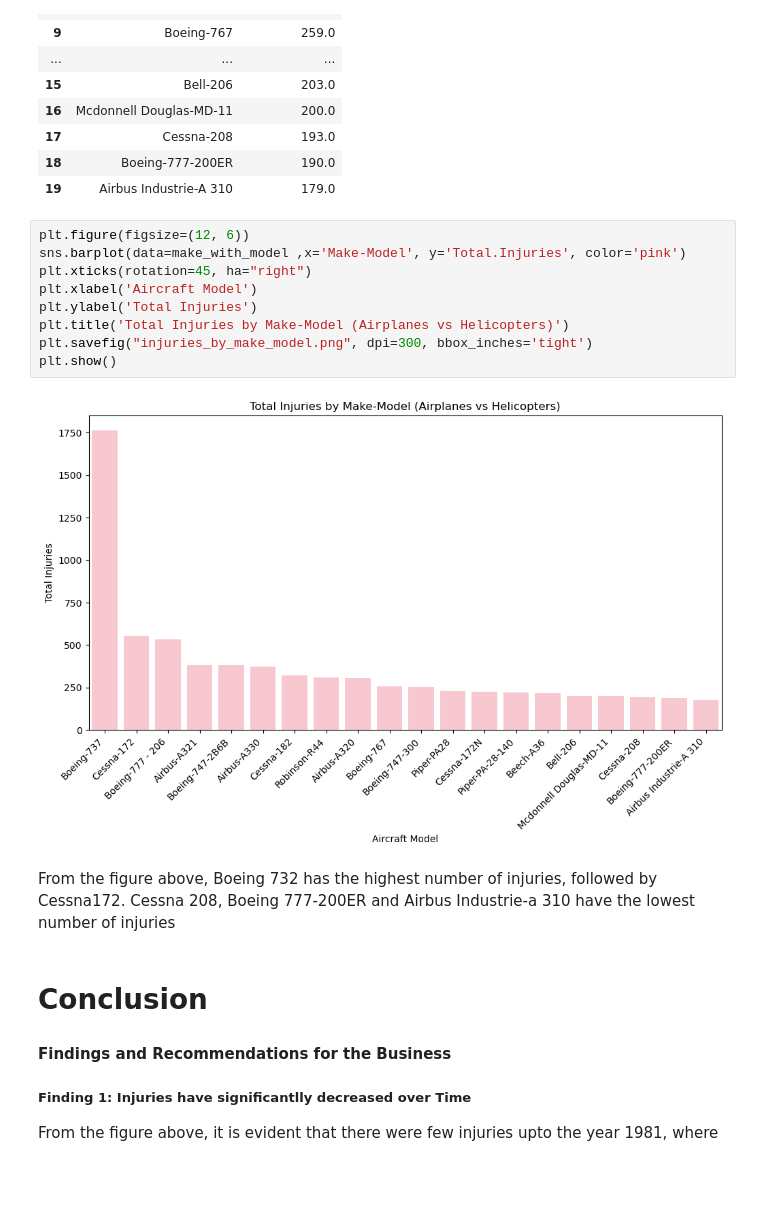
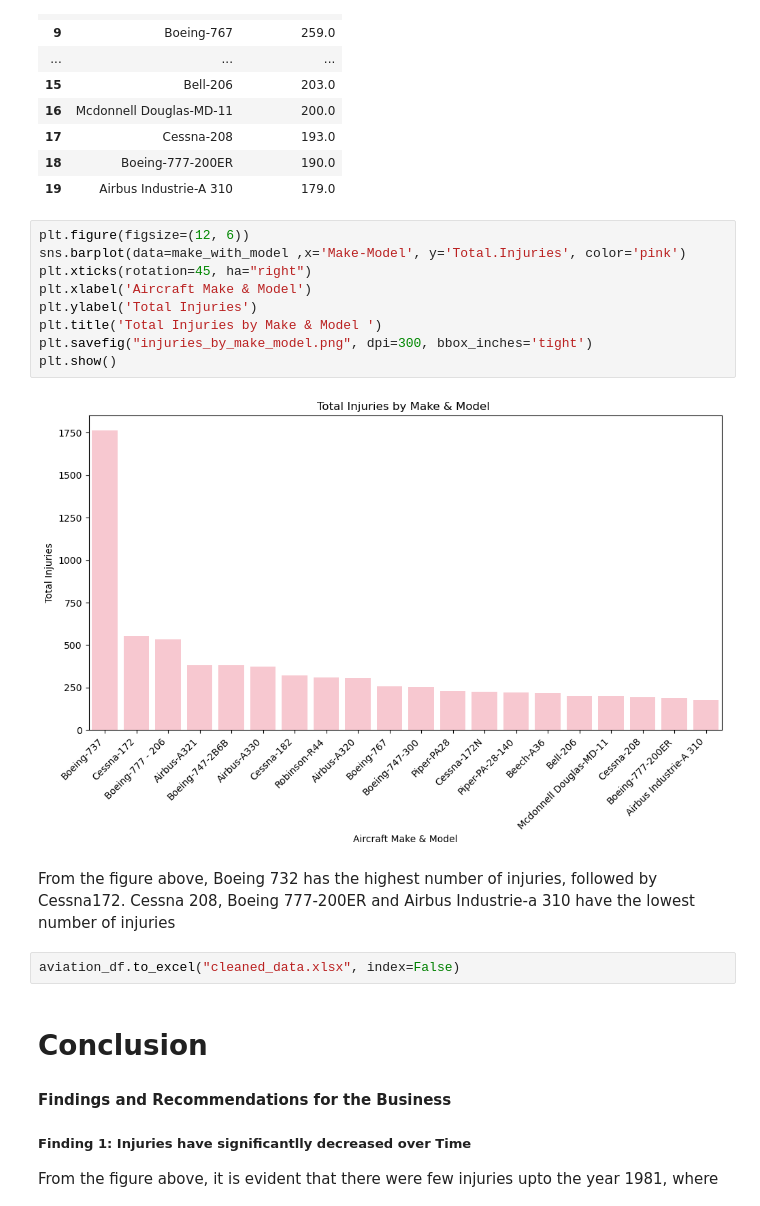
Before and after one commit to lmutua/aviation-accident-analysis, a Jupyter notebook: phase1_project.ipynb, the cells around one changed output. Cells and saved outputs as stored; diff of their text form; blank space fills up the shorter version.

```diff
--- a/phase1_project.ipynb
+++ b/phase1_project.ipynb
@@ -455,16 +482,18 @@ make_with_model
 # %%
 plt.figure(figsize=(12, 6))
 sns.barplot(data=make_with_model ,x='Make-Model', y='Total.Injuries', color='pink')
 plt.xticks(rotation=45, ha="right")
-plt.xlabel('Aircraft Model')
+plt.xlabel('Aircraft Make & Model')
 plt.ylabel('Total Injuries')
-plt.title('Total Injuries by Make-Model (Airplanes vs Helicopters)')
+plt.title('Total Injuries by Make & Model ')
 plt.savefig("injuries_by_make_model.png", dpi=300, bbox_inches='tight')
 plt.show()
 # %% [output]
-[figure, old version]
+[figure, new version]
 # %% [markdown]
 From the figure above, Boeing 732 has the highest number of injuries, followed by Cessna172. Cessna 208, Boeing 777-200ER and Airbus Industrie-a 310 have the lowest number of injuries
+# %%
+aviation_df.to_excel("cleaned_data.xlsx", index=False)
 # %% [markdown]
 # Conclusion
 
```
Also changed, not shown: parts of 9 cells of this notebook, 4 other files.
